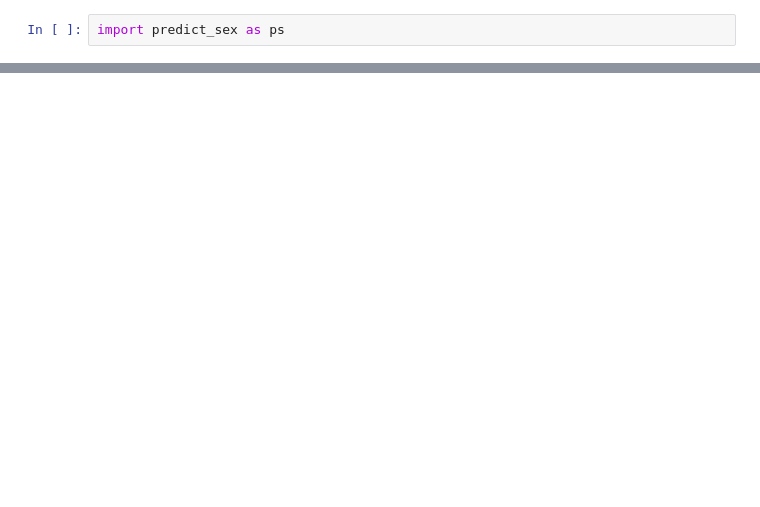
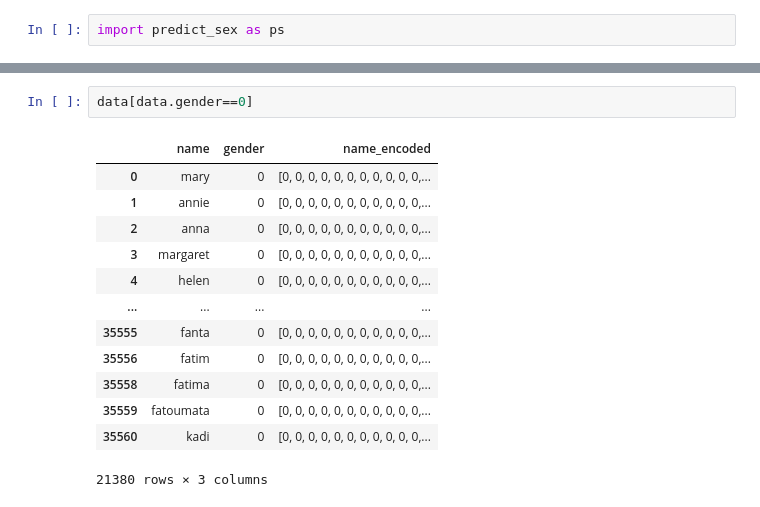
Before and after one commit to adiko225/Predict_sex, a Jupyter notebook: model_pred_sex.ipynb, the cells around one changed output, grey strips where cells are left out. Drawn from its saved outputs; the diff is of its cells as text; blank space fills up the shorter version.

```diff
--- a/model_pred_sex.ipynb
+++ b/model_pred_sex.ipynb
@@ -282,0 +313,16 @@ ps.predict_name("Junior")
+# %%
+data[data.gender==0]
+# %% [output]
+|  | name | gender | name_encoded |
+| 0 | mary | 0 | [0, 0, 0, 0, 0, 0, 0, 0, 0, 0, 0,... |
+| 1 | annie | 0 | [0, 0, 0, 0, 0, 0, 0, 0, 0, 0, 0,... |
+| 2 | anna | 0 | [0, 0, 0, 0, 0, 0, 0, 0, 0, 0, 0,... |
+| 3 | margaret | 0 | [0, 0, 0, 0, 0, 0, 0, 0, 0, 0, 0,... |
+| 4 | helen | 0 | [0, 0, 0, 0, 0, 0, 0, 0, 0, 0, 0,... |
+| ... | ... | ... | ... |
+| 35555 | fanta | 0 | [0, 0, 0, 0, 0, 0, 0, 0, 0, 0, 0,... |
+| 35556 | fatim | 0 | [0, 0, 0, 0, 0, 0, 0, 0, 0, 0, 0,... |
+| 35558 | fatima | 0 | [0, 0, 0, 0, 0, 0, 0, 0, 0, 0, 0,... |
+| 35559 | fatoumata | 0 | [0, 0, 0, 0, 0, 0, 0, 0, 0, 0, 0,... |
+| 35560 | kadi | 0 | [0, 0, 0, 0, 0, 0, 0, 0, 0, 0, 0,... |
+21380 rows × 3 columns
```
Also changed, not shown: parts of 25 cells of this notebook, 3 other files.
